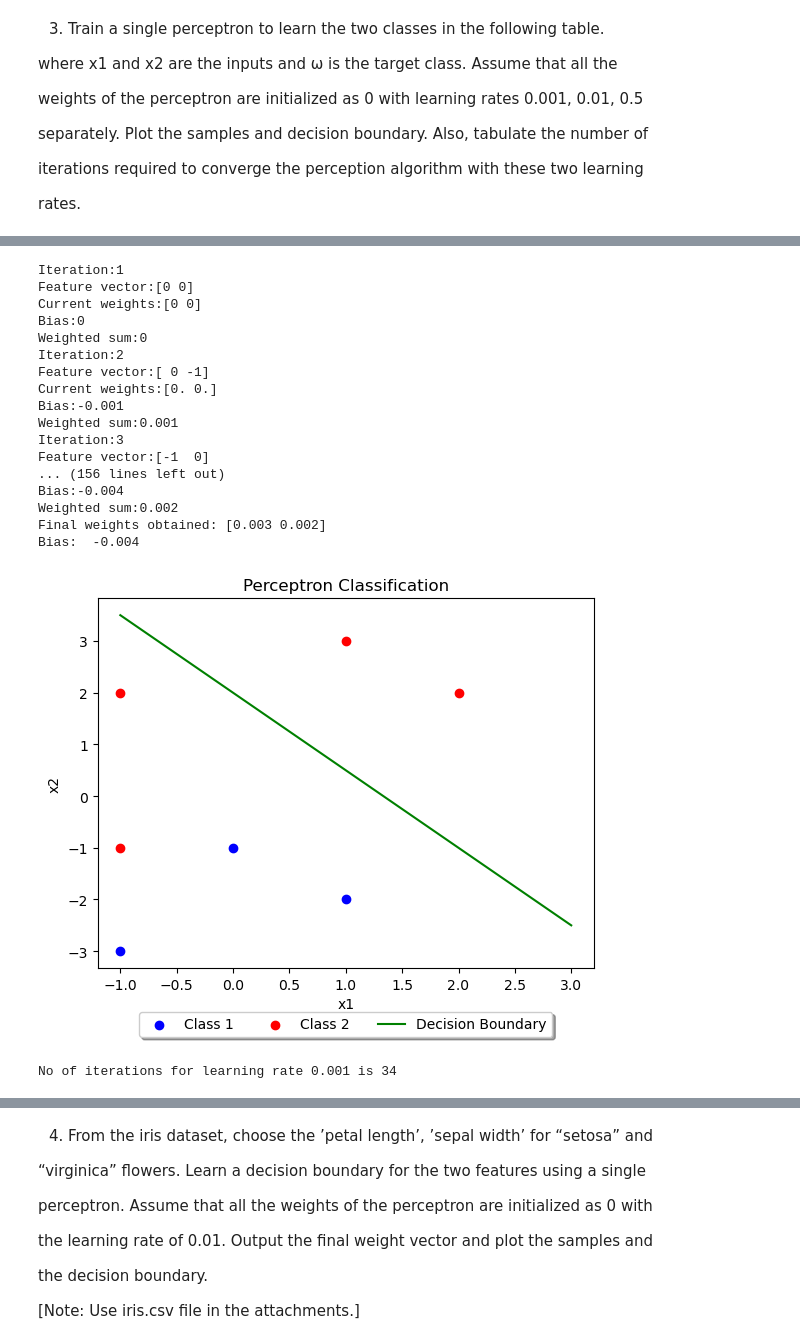
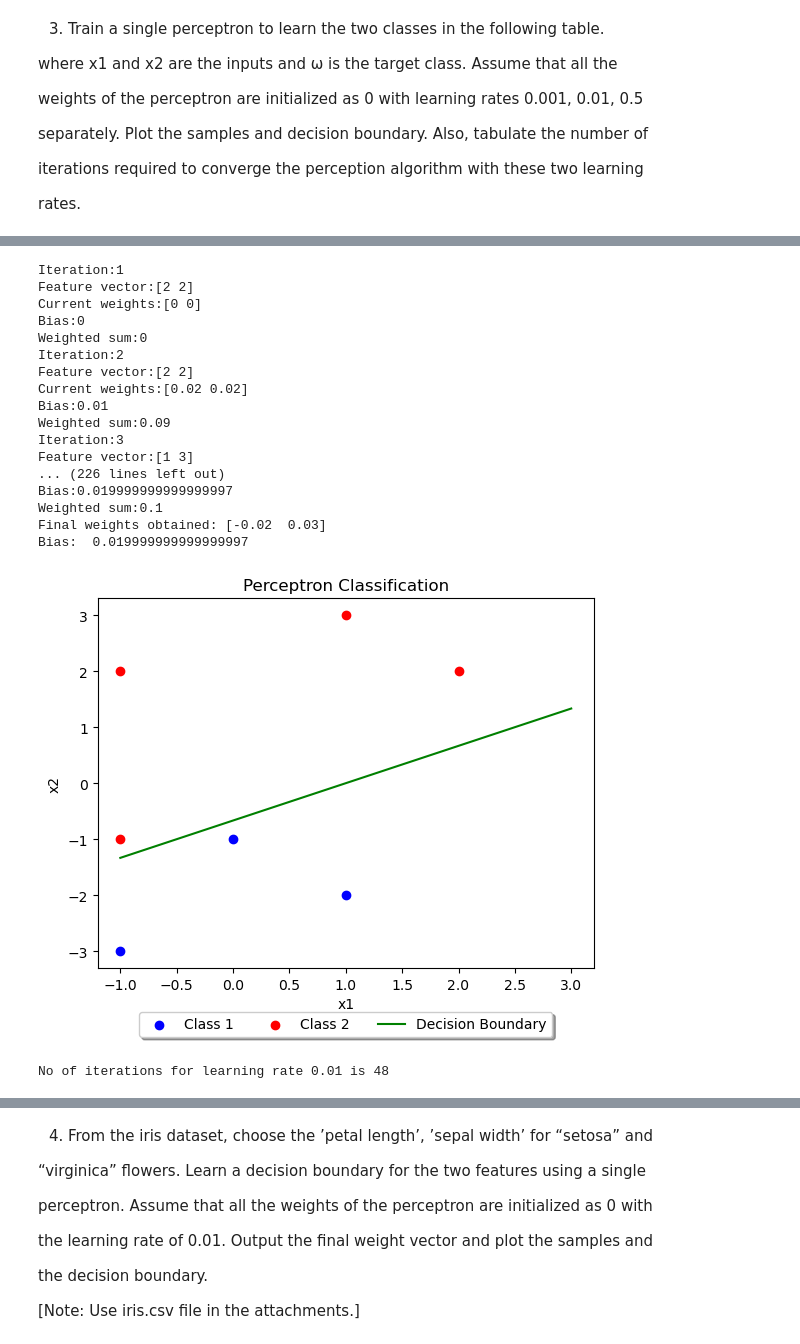
Before and after one commit to Ashrithiiitdm/PRML, a Jupyter notebook: Lab7/cs22b2025_LAB7.ipynb, the cells around one changed output, grey strips where cells are left out. Cells and saved outputs as stored; diff of their text form; code cells hidden in the pictures.

Commit message:
Completed perceptron

```diff
--- a/Lab7/cs22b2025_LAB7.ipynb
+++ b/Lab7/cs22b2025_LAB7.ipynb
@@ -12,14 +12,4 @@ import matplotlib.pyplot as plt
 data = [[0.5, 3.0, 2], [1, 3.0, 2], [0.5, 2.5, 2], [1, 2.5, 2], [1.5, 2.5, 2], [4.5, 1, 1], [5, 1, 1], [4.5, 0.5, 1], [5.5, 0.5, 1]]
 data1 = np.array(data)
 a = np.array([0, 0, 0])
-
-trans_data = []
-#Flip data values if the data point belongs to class 2 and append -1 as bias vector or just append 1 as bias value if it belongs to class 1
-for d in data:
-    if d[2] == 2:
-        #labels.append(-1)
-        trans_data.append([-d[0], -d[1], -1])
-    else:
-        #labels.append(1)
-        trans_data.append([d[0], d[1], 1])
 # %%
@@ -202,29 +201,29 @@ trans_dataq3 = np.array(trans_dataq3)
 # %%
 #Learning rate 0.001
 #Initialize weights
 w = np.array([0, 0, 0])
 b = 0
-weights, bias, iters1 = perceptron(w, trans_dataq3, l1)
+weights, bias, iters2 = perceptron(w, dataq3, l2)
 plot_perceptron_result(np.array(dataq3), weights, bias, 0, 1)
-print(f"No of iterations for learning rate {l1} is {iters1}")
+print(f"No of iterations for learning rate {l2} is {iters2}")
 # %% [output]
 Iteration:1
-Feature vector:[0 0]
+Feature vector:[2 2]
 Current weights:[0 0]
 Bias:0
 Weighted sum:0
 Iteration:2
-Feature vector:[ 0 -1]
-Current weights:[0. 0.]
-Bias:-0.001
-Weighted sum:0.001
+Feature vector:[2 2]
+Current weights:[0.02 0.02]
+Bias:0.01
+Weighted sum:0.09
 Iteration:3
-Feature vector:[-1  0]
-... (156 lines left out)
-Bias:-0.004
-Weighted sum:0.002
-Final weights obtained: [0.003 0.002]
-Bias:  -0.004
+Feature vector:[1 3]
+... (226 lines left out)
+Bias:0.019999999999999997
+Weighted sum:0.1
+Final weights obtained: [-0.02  0.03]
+Bias:  0.019999999999999997
-[figure, old version]
+[figure, new version]
-No of iterations for learning rate 0.001 is 34
+No of iterations for learning rate 0.01 is 48
 # %%
```
Also changed, not shown: parts of 14 cells of this notebook.
